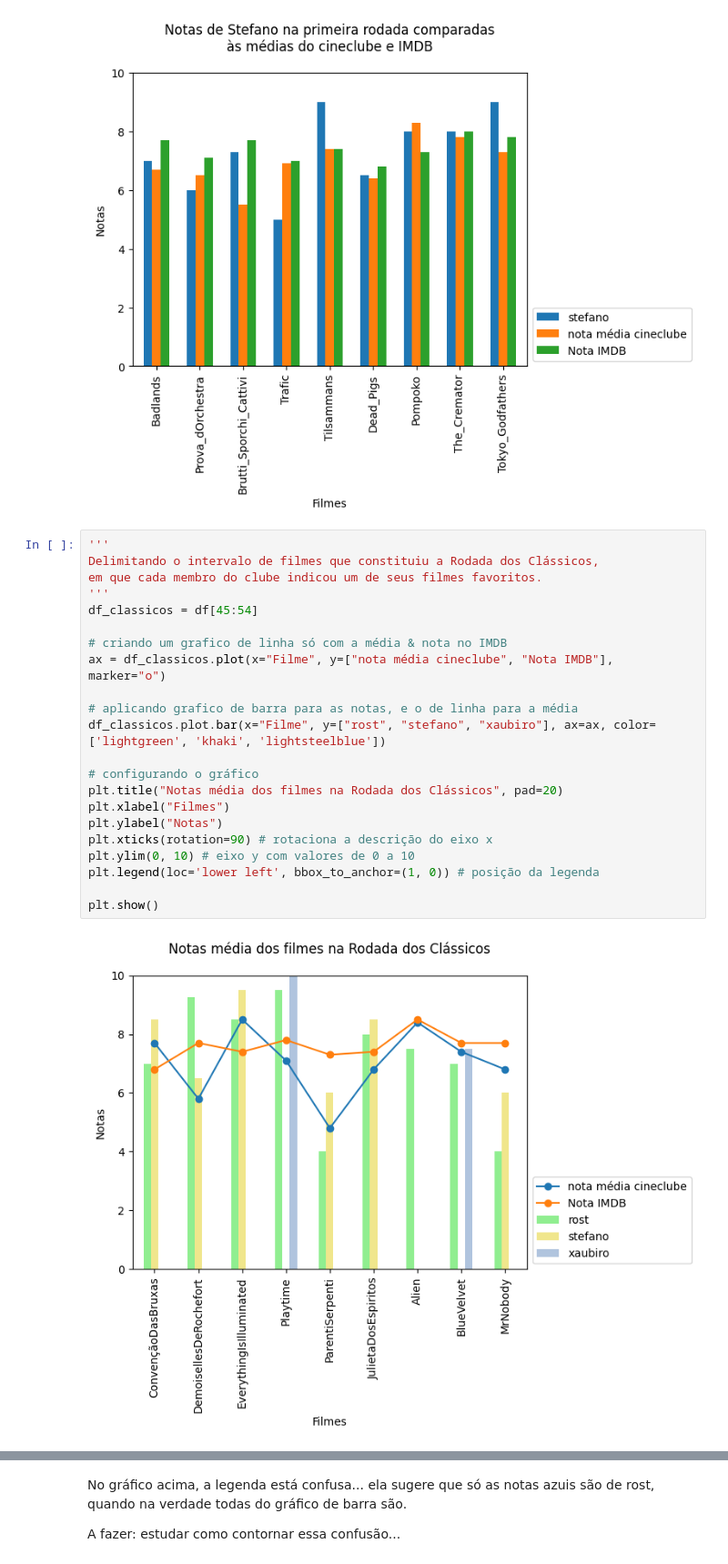
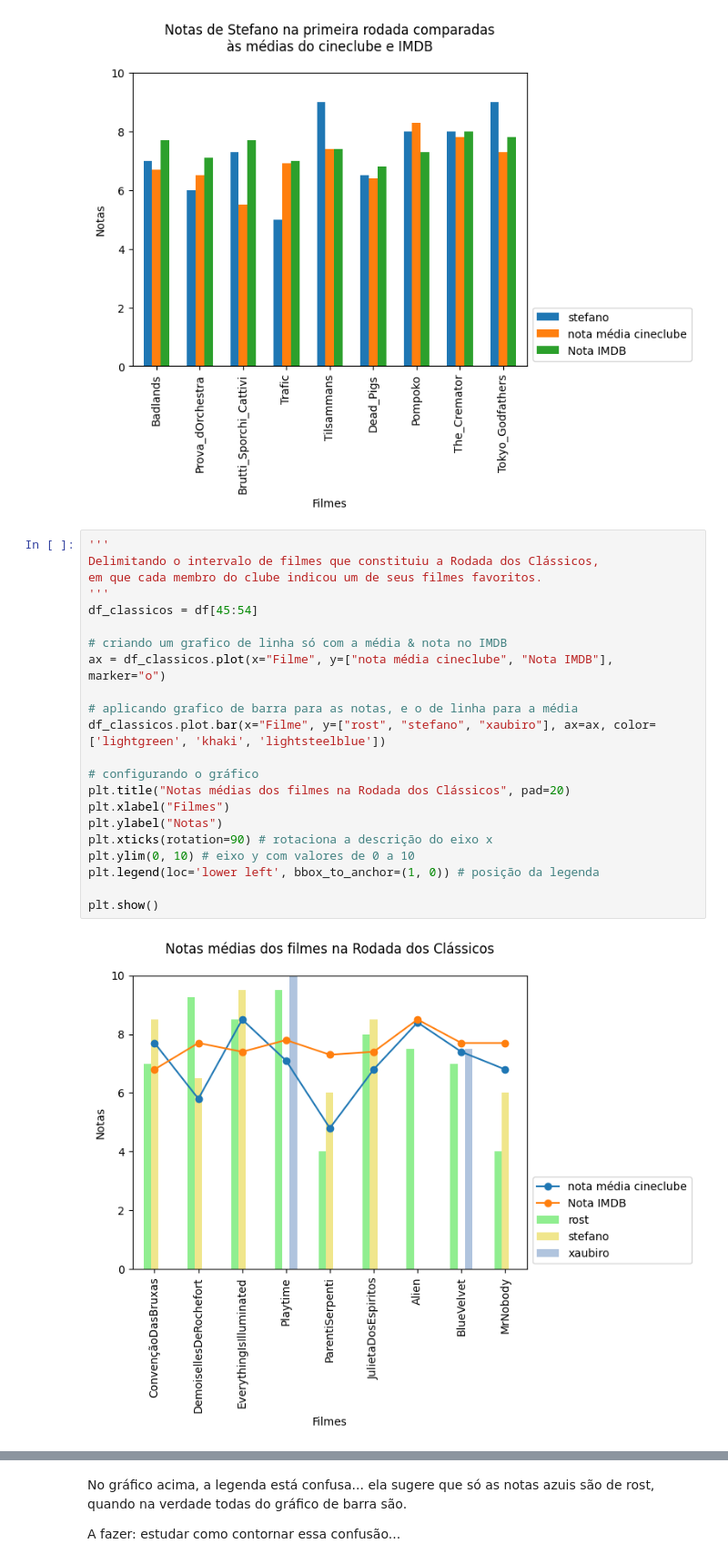
Before and after one commit to feliperost/cineclube, a Jupyter notebook: Cineclube_teste.ipynb, the cells around one changed output, grey strips where cells are left out. Shown at 91% size. Saved outputs shown, nothing was run; the diff lists cells and outputs as text.

Commit message:
ajustes gerais de português, novo método para os melhores filmes de cada país na classe GerarGraficos

```diff
--- a/Cineclube_teste.ipynb
+++ b/Cineclube_teste.ipynb
@@ -115,27 +116,27 @@ plt.show()
 # %%
 '''
 Delimitando o intervalo de filmes que constituiu a Rodada dos Clássicos,
 em que cada membro do clube indicou um de seus filmes favoritos.
 '''
 df_classicos = df[45:54]
 
 # criando um grafico de linha só com a média & nota no IMDB
 ax = df_classicos.plot(x="Filme", y=["nota média cineclube", "Nota IMDB"], marker="o")
 
 # aplicando grafico de barra para as notas, e o de linha para a média
 df_classicos.plot.bar(x="Filme", y=["rost", "stefano", "xaubiro"], ax=ax, color=['lightgreen', 'khaki', 'lightsteelblue'])
 
 # configurando o gráfico
-plt.title("Notas média dos filmes na Rodada dos Clássicos", pad=20)
+plt.title("Notas médias dos filmes na Rodada dos Clássicos", pad=20)
 plt.xlabel("Filmes")
 plt.ylabel("Notas")
 plt.xticks(rotation=90) # rotaciona a descrição do eixo x
 plt.ylim(0, 10) # eixo y com valores de 0 a 10
 plt.legend(loc='lower left', bbox_to_anchor=(1, 0)) # posição da legenda
 
 plt.show()
 # %% [output]
-[figure, old version]
+[figure, new version]
 # %%
 from matplotlib.colors import ListedColormap
 
```
Also changed, not shown: parts of 7 cells of this notebook.
